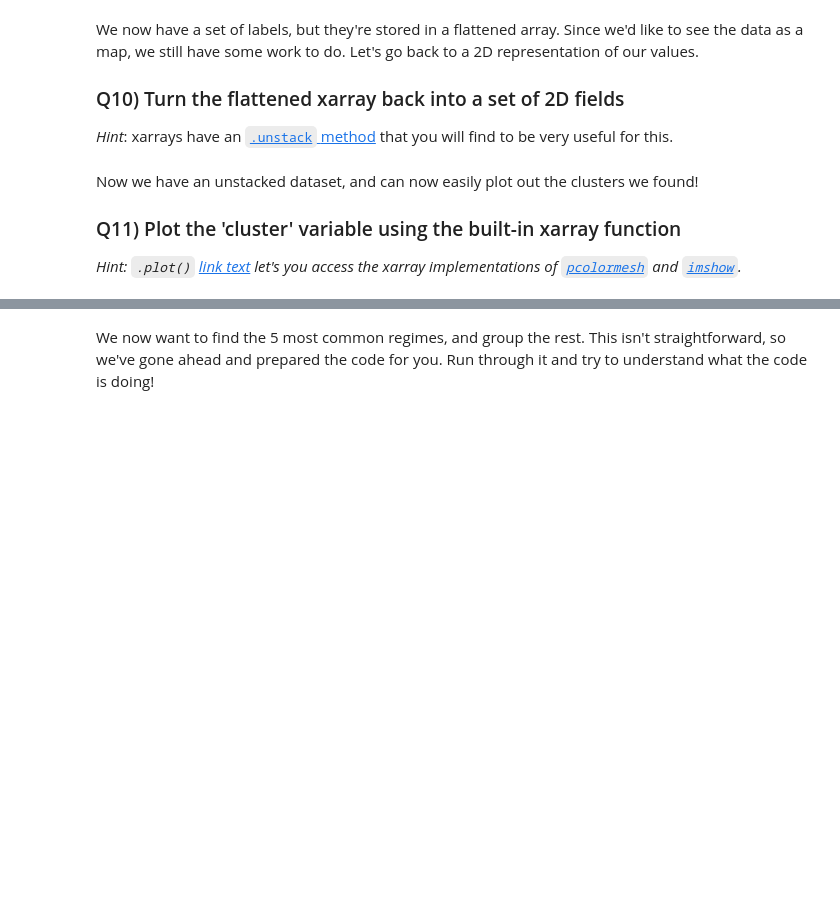
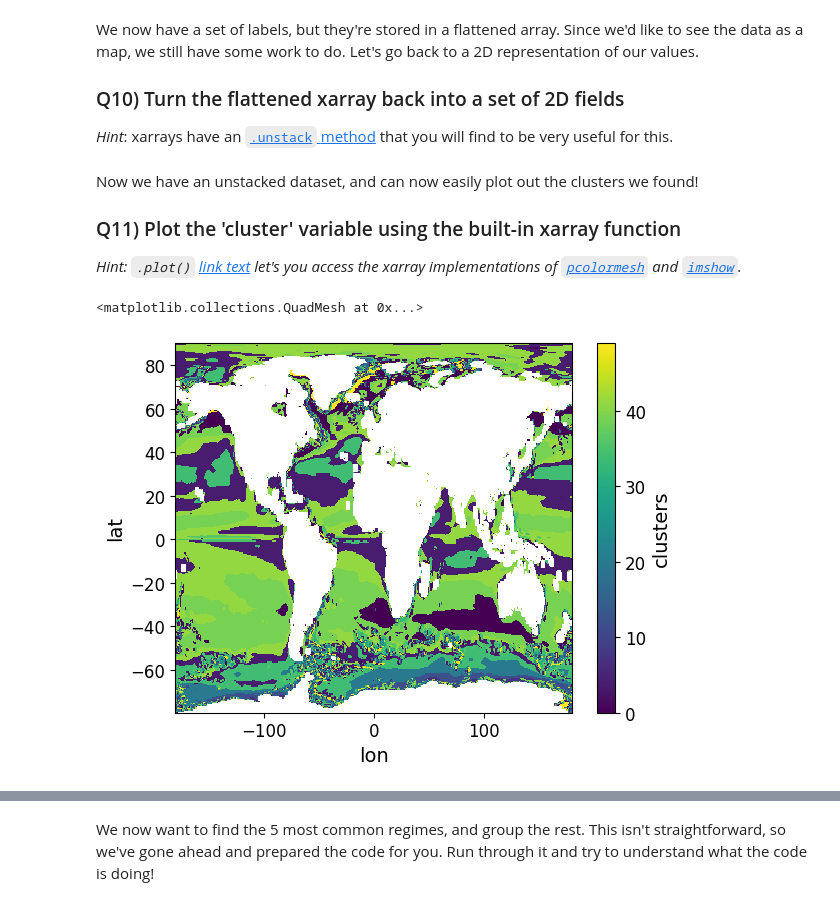
Before and after one commit to Cuillereasoupe/2024_MLEES, a Jupyter notebook: Labs/S3_3_THOR.ipynb, the cells around one changed output, grey strips where cells are left out. Drawn from its saved outputs; the diff is of its cells as text; code cells hidden in the pictures; blank space fills up the shorter version.

```diff
--- a/Labs/S3_3_THOR.ipynb
+++ b/Labs/S3_3_THOR.ipynb
@@ -333,7 +333,7 @@ You'll need xarray's [`.to_array()`](https://xarray.pydata.org/en/stable/generat
 ### Q7) Load the datapoints into a numpy array following the convention where the 0th axis corresponds to the samples and the 1st axis corresponds to the features.
 # %%
 # Complete the code
-input_data = np.moveaxis(stacked.to_array().values,  # data to reshape. Note that cluster is dropped since not needed for training
+input_data = np.moveaxis(stacked.drop_vars('clusters').to_array().values,  # data to reshape. Note that cluster is dropped since not needed for training
                          0,          # source axis as integer,
                          -1)          # destination axis as integer
 # %%
@@ -393,14 +388,17 @@ We now have a set of labels, but they're stored in a flattened array. Since we'd
 *Hint*: xarrays have an [`.unstack` method](https://xarray.pydata.org/en/stable/generated/xarray.DataArray.unstack.html) that you will find to be very useful for this.
 # %%
 # Complete the code:
-processed_ds = ds.unstack()
+processed_ds = stacked.unstack()
 # %% [markdown]
 Now we have an unstacked dataset, and can now easily plot out the clusters we found!
 
 ### Q11) Plot the 'cluster' variable using the built-in xarray function
 *Hint: `.plot()` [link text](https://xarray.pydata.org/en/stable/generated/xarray.DataArray.plot.html) let's you access the xarray implementations of [`pcolormesh`](https://matplotlib.org/3.1.1/api/_as_gen/matplotlib.pyplot.pcolormesh.html) and [`imshow`](https://matplotlib.org/3.1.1/api/_as_gen/matplotlib.pyplot.imshow.html).*
 # %%
-processed_ds['clusters'].plot(cmap='viridis', title='Cluster Assignments')
+processed_ds['clusters'].plot(cmap='viridis')
+# %% [output]
+<matplotlib.collections.QuadMesh at 0x...>
+[figure, added]
 # %% [markdown]
 Compare your results to those from the paper:
 <img src='https://unils-my.sharepoint.com/:i:/g/personal/tom_beucler_unil_ch/EdLh6Ds0yVlFivyfIOXlV74B_G35dVz87GFagzylIG-gZA?download=1'>
```
Also changed, not shown: parts of 4 cells of this notebook.
